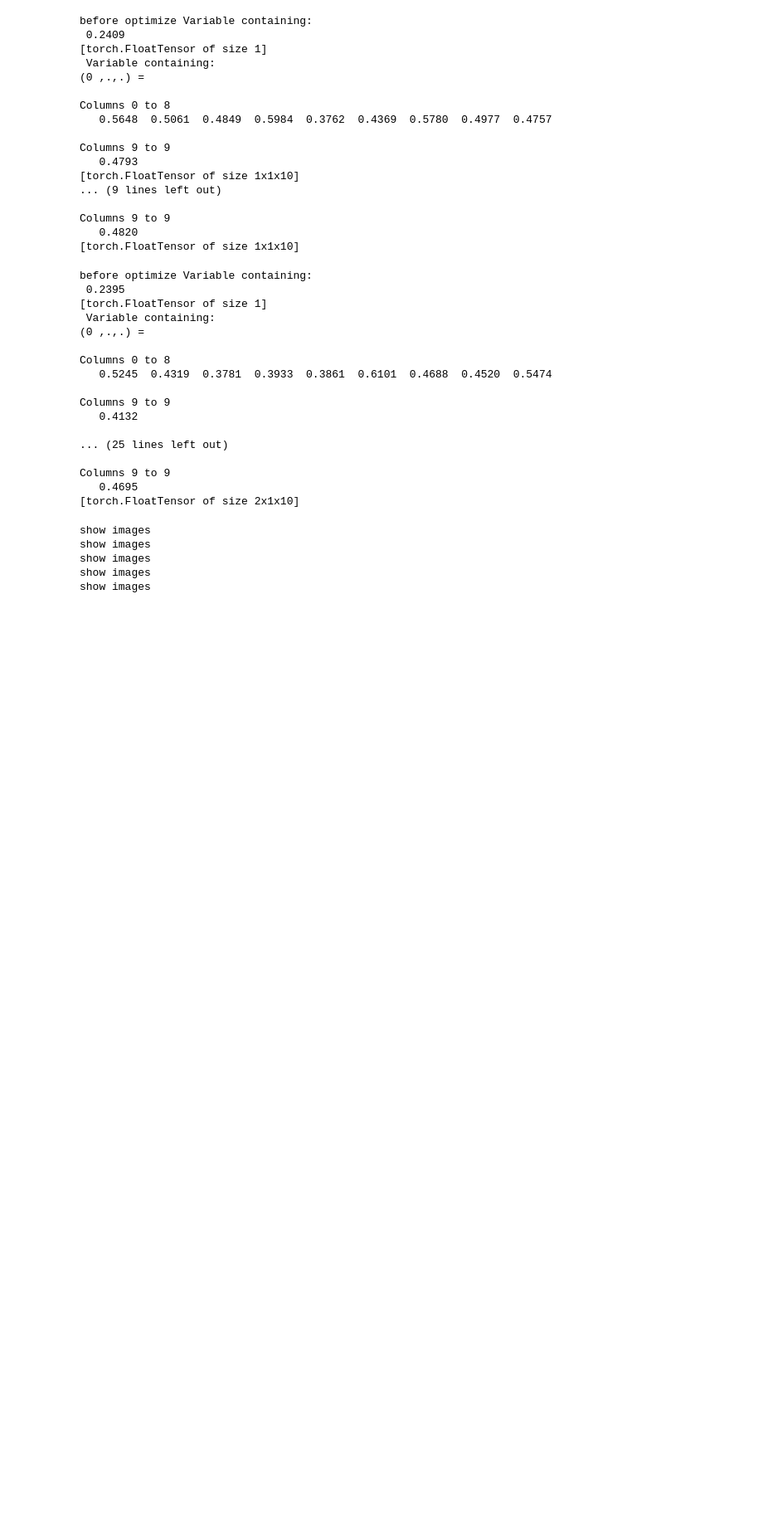
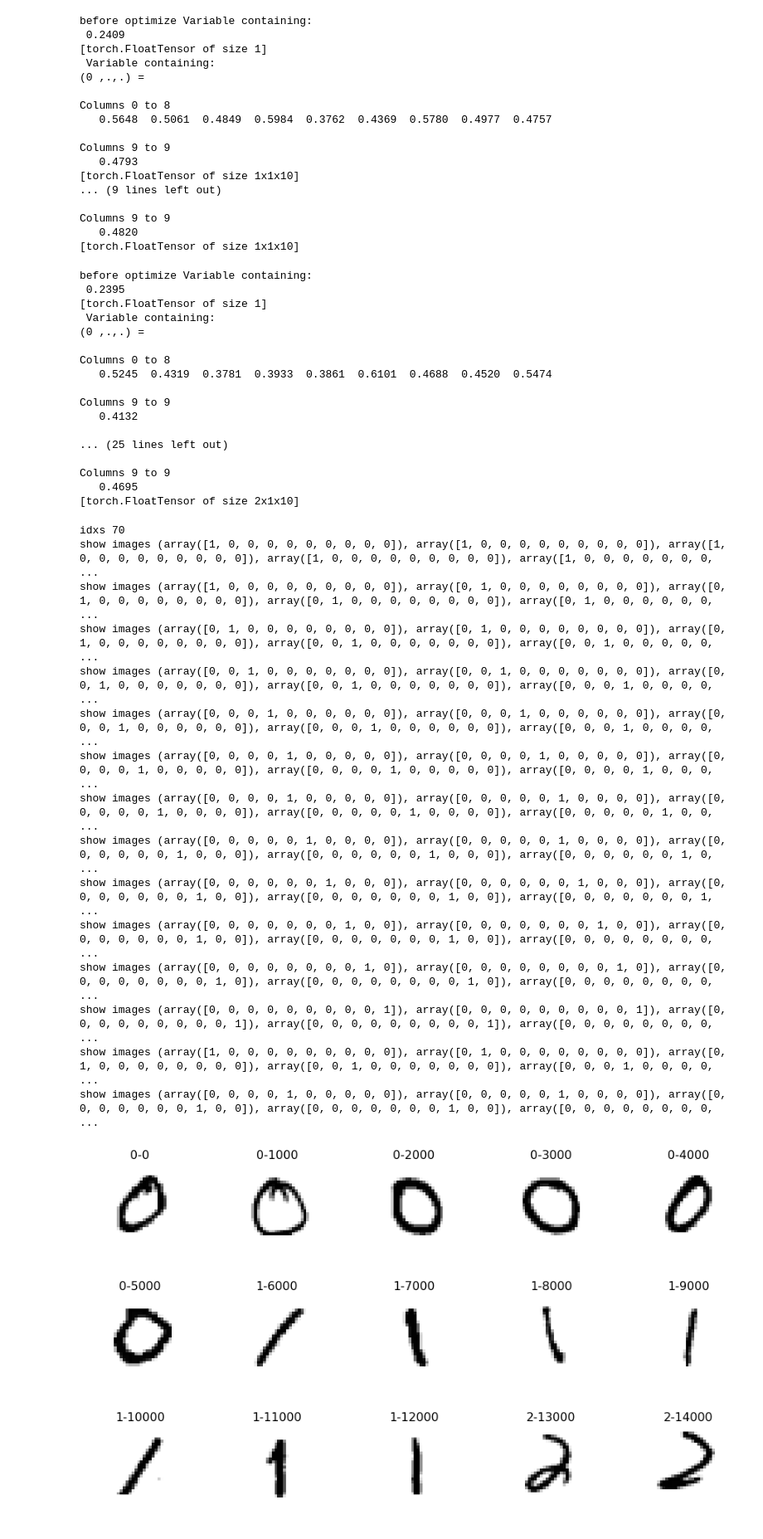
Before and after one commit to DerekLiang/neural-networks-and-deep-learning, a Jupyter notebook: src/mnist.ipynb, the cells around one changed output. Shown at 83% size. Drawn from its saved outputs; the diff is of its cells as text; code cells hidden in the pictures; blank space fills up the shorter version.

Commit message:
show mini batch data.

```diff
--- a/src/mnist.ipynb
+++ b/src/mnist.ipynb
@@ -242,36 +242,49 @@ Columns 9 to 9
 # %%
 def get_batch(idxs, bs = 100):
     numbers = np.arange(10)
+    print('idxs', len(idxs))
     for i in range(0, len(idxs)//bs):
-        return [ ( idxs[j], \
+        yield [ ( idxs[j], \
                    np.array(mnist.data[idxs[j]]), \
                    (numbers == mnist.target[idxs[j]]).astype(int)\
                  ) for j in range(i*bs, (i+1)*bs)]
 # %%
 def show_batch(idxs):
     w=10
     h=10
     columns = 5
     rows = len(idxs)//columns
     fig=plt.figure(figsize=(16, rows*2))
     for i in range(1, columns*rows +1):
         idx = idxs[i-1]
         img =  mnist.data[idx].reshape((28,28))
         sp = fig.add_subplot(rows, columns , i)
         sp.axis('Off')
         sp.set_title(str(int(mnist.target[idx]))+'-'+str(idx), fontsize=16)
         fig.add_subplot(rows, columns, i)
         plt.imshow(img, cmap='gray_r')
 
 for b in get_batch(range(0,70000,1000), bs=5):
-    idxs = list(zip(*b))[0]
-    print('show images')
-    show_batch(idxs)
-
-#show_batch(range(0,70000,1000))
+    zipb = list(zip(*b))
+    print('show images', zipb[2])
+    show_batch(zipb[0])
+    #show_batch(range(0,70000,1000))
 # %% [output]
-show images
-show images
-show images
-show images
-show images
+idxs 70
+show images (array([1, 0, 0, 0, 0, 0, 0, 0, 0, 0]), array([1, 0, 0, 0, 0, 0, 0, 0, 0, 0]), array([1, 0, 0, 0, 0, 0, 0, 0, 0, 0]), array([1, 0, 0, 0, 0, 0, 0, 0, 0, 0]), array([1, 0, 0, 0, 0, 0, 0, 0,  ...
+show images (array([1, 0, 0, 0, 0, 0, 0, 0, 0, 0]), array([0, 1, 0, 0, 0, 0, 0, 0, 0, 0]), array([0, 1, 0, 0, 0, 0, 0, 0, 0, 0]), array([0, 1, 0, 0, 0, 0, 0, 0, 0, 0]), array([0, 1, 0, 0, 0, 0, 0, 0,  ...
+show images (array([0, 1, 0, 0, 0, 0, 0, 0, 0, 0]), array([0, 1, 0, 0, 0, 0, 0, 0, 0, 0]), array([0, 1, 0, 0, 0, 0, 0, 0, 0, 0]), array([0, 0, 1, 0, 0, 0, 0, 0, 0, 0]), array([0, 0, 1, 0, 0, 0, 0, 0,  ...
+show images (array([0, 0, 1, 0, 0, 0, 0, 0, 0, 0]), array([0, 0, 1, 0, 0, 0, 0, 0, 0, 0]), array([0, 0, 1, 0, 0, 0, 0, 0, 0, 0]), array([0, 0, 1, 0, 0, 0, 0, 0, 0, 0]), array([0, 0, 0, 1, 0, 0, 0, 0,  ...
+show images (array([0, 0, 0, 1, 0, 0, 0, 0, 0, 0]), array([0, 0, 0, 1, 0, 0, 0, 0, 0, 0]), array([0, 0, 0, 1, 0, 0, 0, 0, 0, 0]), array([0, 0, 0, 1, 0, 0, 0, 0, 0, 0]), array([0, 0, 0, 1, 0, 0, 0, 0,  ...
+show images (array([0, 0, 0, 0, 1, 0, 0, 0, 0, 0]), array([0, 0, 0, 0, 1, 0, 0, 0, 0, 0]), array([0, 0, 0, 0, 1, 0, 0, 0, 0, 0]), array([0, 0, 0, 0, 1, 0, 0, 0, 0, 0]), array([0, 0, 0, 0, 1, 0, 0, 0,  ...
+show images (array([0, 0, 0, 0, 1, 0, 0, 0, 0, 0]), array([0, 0, 0, 0, 0, 1, 0, 0, 0, 0]), array([0, 0, 0, 0, 0, 1, 0, 0, 0, 0]), array([0, 0, 0, 0, 0, 1, 0, 0, 0, 0]), array([0, 0, 0, 0, 0, 1, 0, 0,  ...
+show images (array([0, 0, 0, 0, 0, 1, 0, 0, 0, 0]), array([0, 0, 0, 0, 0, 1, 0, 0, 0, 0]), array([0, 0, 0, 0, 0, 0, 1, 0, 0, 0]), array([0, 0, 0, 0, 0, 0, 1, 0, 0, 0]), array([0, 0, 0, 0, 0, 0, 1, 0,  ...
+show images (array([0, 0, 0, 0, 0, 0, 1, 0, 0, 0]), array([0, 0, 0, 0, 0, 0, 1, 0, 0, 0]), array([0, 0, 0, 0, 0, 0, 0, 1, 0, 0]), array([0, 0, 0, 0, 0, 0, 0, 1, 0, 0]), array([0, 0, 0, 0, 0, 0, 0, 1,  ...
+show images (array([0, 0, 0, 0, 0, 0, 0, 1, 0, 0]), array([0, 0, 0, 0, 0, 0, 0, 1, 0, 0]), array([0, 0, 0, 0, 0, 0, 0, 1, 0, 0]), array([0, 0, 0, 0, 0, 0, 0, 1, 0, 0]), array([0, 0, 0, 0, 0, 0, 0, 0,  ...
+show images (array([0, 0, 0, 0, 0, 0, 0, 0, 1, 0]), array([0, 0, 0, 0, 0, 0, 0, 0, 1, 0]), array([0, 0, 0, 0, 0, 0, 0, 0, 1, 0]), array([0, 0, 0, 0, 0, 0, 0, 0, 1, 0]), array([0, 0, 0, 0, 0, 0, 0, 0,  ...
+show images (array([0, 0, 0, 0, 0, 0, 0, 0, 0, 1]), array([0, 0, 0, 0, 0, 0, 0, 0, 0, 1]), array([0, 0, 0, 0, 0, 0, 0, 0, 0, 1]), array([0, 0, 0, 0, 0, 0, 0, 0, 0, 1]), array([0, 0, 0, 0, 0, 0, 0, 0,  ...
+show images (array([1, 0, 0, 0, 0, 0, 0, 0, 0, 0]), array([0, 1, 0, 0, 0, 0, 0, 0, 0, 0]), array([0, 1, 0, 0, 0, 0, 0, 0, 0, 0]), array([0, 0, 1, 0, 0, 0, 0, 0, 0, 0]), array([0, 0, 0, 1, 0, 0, 0, 0,  ...
+show images (array([0, 0, 0, 0, 1, 0, 0, 0, 0, 0]), array([0, 0, 0, 0, 0, 1, 0, 0, 0, 0]), array([0, 0, 0, 0, 0, 0, 0, 1, 0, 0]), array([0, 0, 0, 0, 0, 0, 0, 1, 0, 0]), array([0, 0, 0, 0, 0, 0, 0, 0,  ...
+[figure, added]
+[figure, added]
+[figure, added]
```
Also changed, not shown: parts of 1 cell of this notebook.
